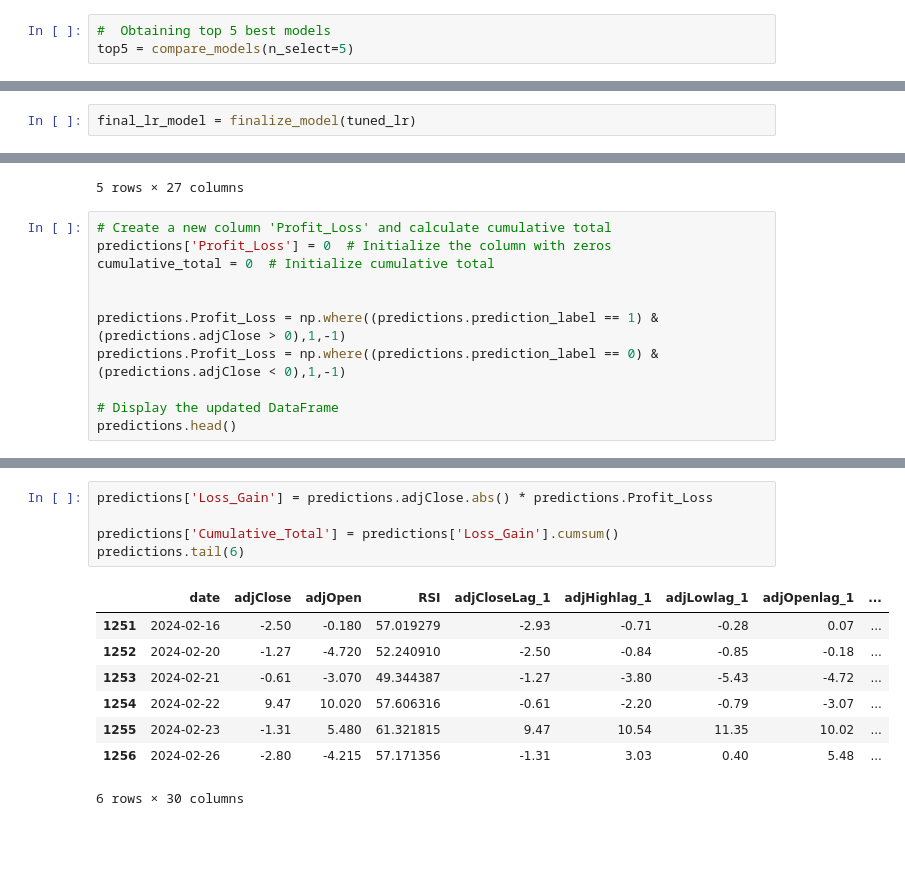
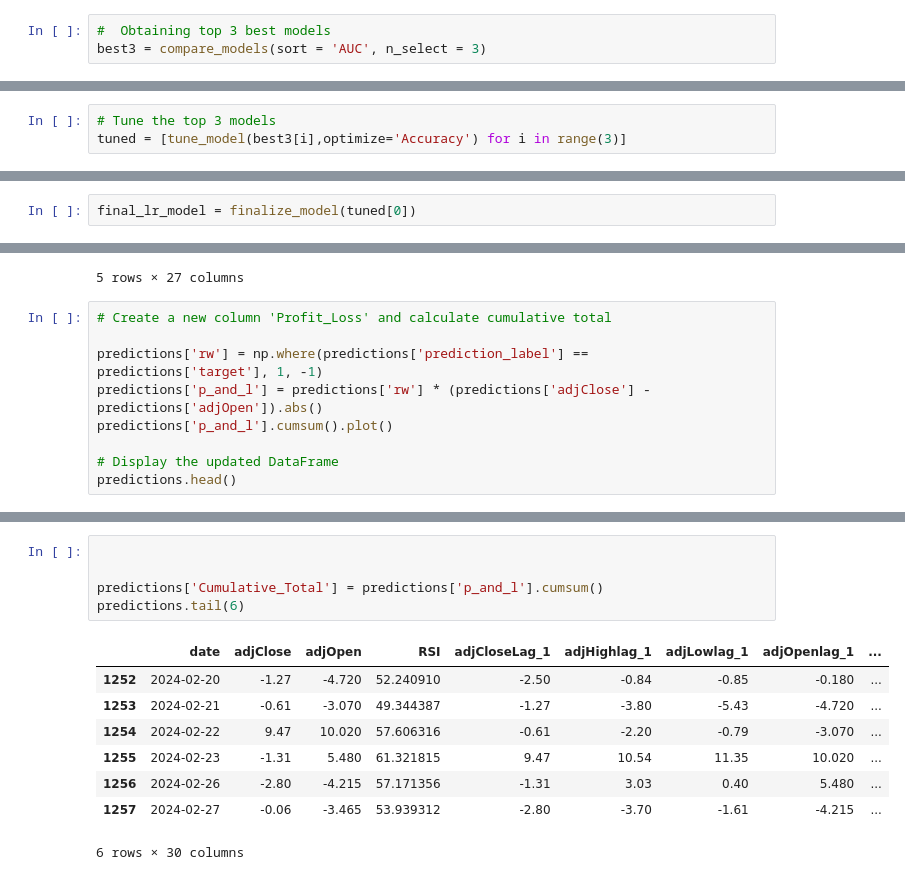
Before and after one commit to jdolinsky/project_4, a Jupyter notebook: pycaret_model.ipynb, the cells around one changed output, grey strips where cells are left out. Saved outputs shown, nothing was run; the diff lists cells and outputs as text; blank space fills up the shorter version.

```diff
--- a/pycaret_model.ipynb
+++ b/pycaret_model.ipynb
@@ -274,6 +274,6 @@ s = setup(diffs, target='target', fold_strategy='timeseries', ignore_features= [
 # %%
-#  Obtaining top 5 best models
-top5 = compare_models(n_select=5)
+#  Obtaining top 3 best models
+best3 = compare_models(sort = 'AUC', n_select = 3)
 # %% [output]
 [interactive output not drawn]
 |  | Model | Accuracy | AUC | Recall | Prec. | F1 | Kappa | MCC | TT (Sec) |
@@ -296 +296,4 @@ top5 = compare_models(n_select=5)
 [interactive output not drawn]
+# %%
+# Tune the top 3 models
+tuned = [tune_model(best3[i],optimize='Accuracy') for i in range(3)]
@@ -353,5 +401,5 @@ Starting ExplainerDashboard inline (terminate it with ExplainerDashboard.termina
 # %%
-final_lr_model = finalize_model(tuned_lr)
+final_lr_model = finalize_model(tuned[0])
 # %%
 save_model(final_lr_model,model_name='final_model')
 # %% [output]
@@ -388,12 +436,10 @@ predictions.head(5)
 5 rows × 27 columns
 # %%
 # Create a new column 'Profit_Loss' and calculate cumulative total
-predictions['Profit_Loss'] = 0  # Initialize the column with zeros
-cumulative_total = 0  # Initialize cumulative total
 
-
-predictions.Profit_Loss = np.where((predictions.prediction_label == 1) & (predictions.adjClose > 0),1,-1)
-predictions.Profit_Loss = np.where((predictions.prediction_label == 0) & (predictions.adjClose < 0),1,-1)
+predictions['rw'] = np.where(predictions['prediction_label'] == predictions['target'], 1, -1)
+predictions['p_and_l'] = predictions['rw'] * (predictions['adjClose'] - predictions['adjOpen']).abs()
+predictions['p_and_l'].cumsum().plot()
 
 # Display the updated DataFrame
 predictions.head()
@@ -408,14 +455,14 @@ predictions.head()
 # %%
-predictions['Loss_Gain'] = predictions.adjClose.abs() * predictions.Profit_Loss
 
-predictions['Cumulative_Total'] = predictions['Loss_Gain'].cumsum()
+
+predictions['Cumulative_Total'] = predictions['p_and_l'].cumsum()
 predictions.tail(6)
 # %% [output]
 |  | date | adjClose | adjOpen | RSI | adjCloseLag_1 | adjHighlag_1 | adjLowlag_1 | adjOpenlag_1 | ... |
-| 1251 | 2024-02-16 | -2.50 | -0.180 | 57.019279 | -2.93 | -0.71 | -0.28 | 0.07 | ... |
-| 1252 | 2024-02-20 | -1.27 | -4.720 | 52.240910 | -2.50 | -0.84 | -0.85 | -0.18 | ... |
-| 1253 | 2024-02-21 | -0.61 | -3.070 | 49.344387 | -1.27 | -3.80 | -5.43 | -4.72 | ... |
-| 1254 | 2024-02-22 | 9.47 | 10.020 | 57.606316 | -0.61 | -2.20 | -0.79 | -3.07 | ... |
-| 1255 | 2024-02-23 | -1.31 | 5.480 | 61.321815 | 9.47 | 10.54 | 11.35 | 10.02 | ... |
-| 1256 | 2024-02-26 | -2.80 | -4.215 | 57.171356 | -1.31 | 3.03 | 0.40 | 5.48 | ... |
+| 1252 | 2024-02-20 | -1.27 | -4.720 | 52.240910 | -2.50 | -0.84 | -0.85 | -0.180 | ... |
+| 1253 | 2024-02-21 | -0.61 | -3.070 | 49.344387 | -1.27 | -3.80 | -5.43 | -4.720 | ... |
+| 1254 | 2024-02-22 | 9.47 | 10.020 | 57.606316 | -0.61 | -2.20 | -0.79 | -3.070 | ... |
+| 1255 | 2024-02-23 | -1.31 | 5.480 | 61.321815 | 9.47 | 10.54 | 11.35 | 10.020 | ... |
+| 1256 | 2024-02-26 | -2.80 | -4.215 | 57.171356 | -1.31 | 3.03 | 0.40 | 5.480 | ... |
+| 1257 | 2024-02-27 | -0.06 | -3.465 | 53.939312 | -2.80 | -3.70 | -1.61 | -4.215 | ... |
 6 rows × 30 columns
```
Also changed, not shown: parts of 21 cells of this notebook.
